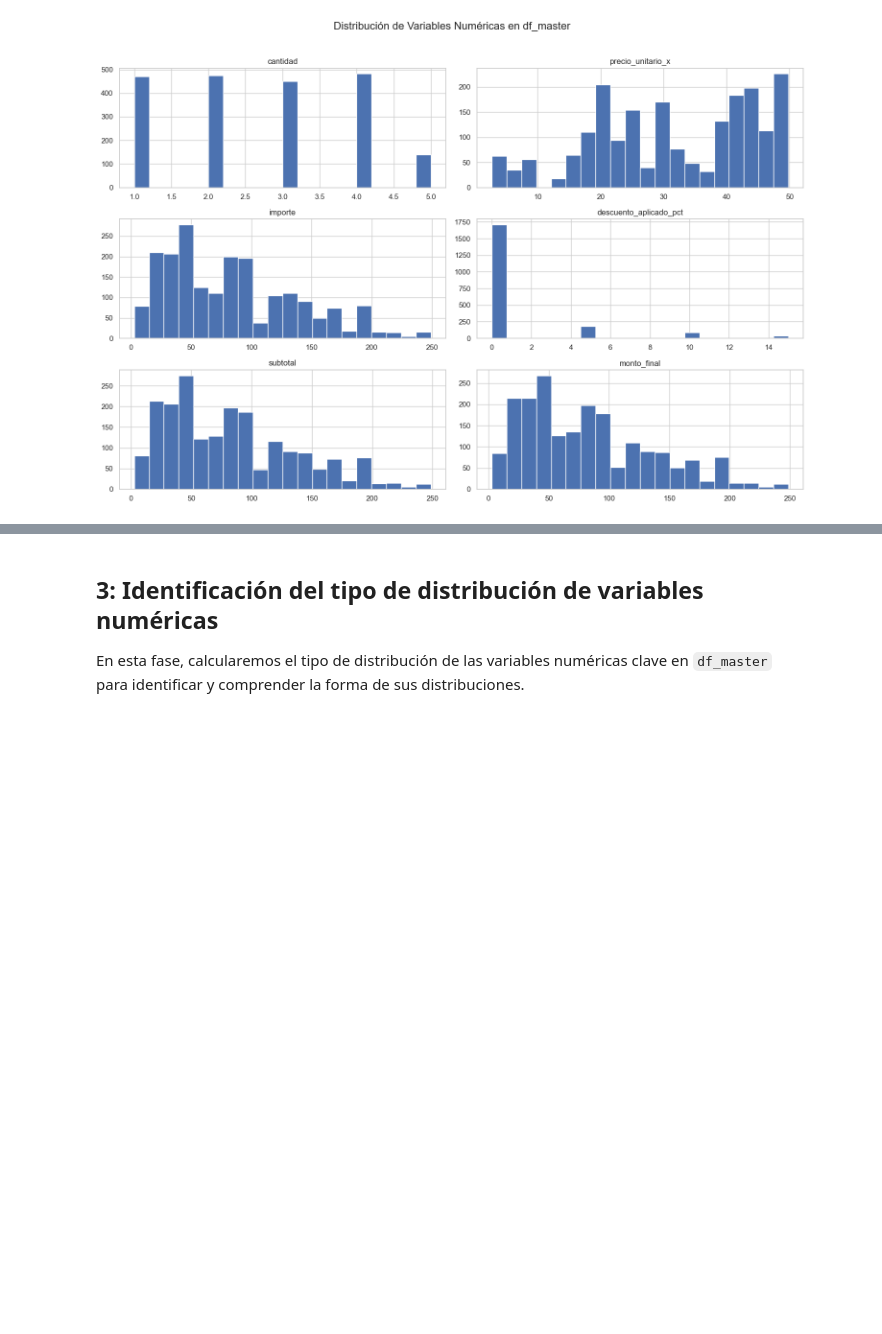
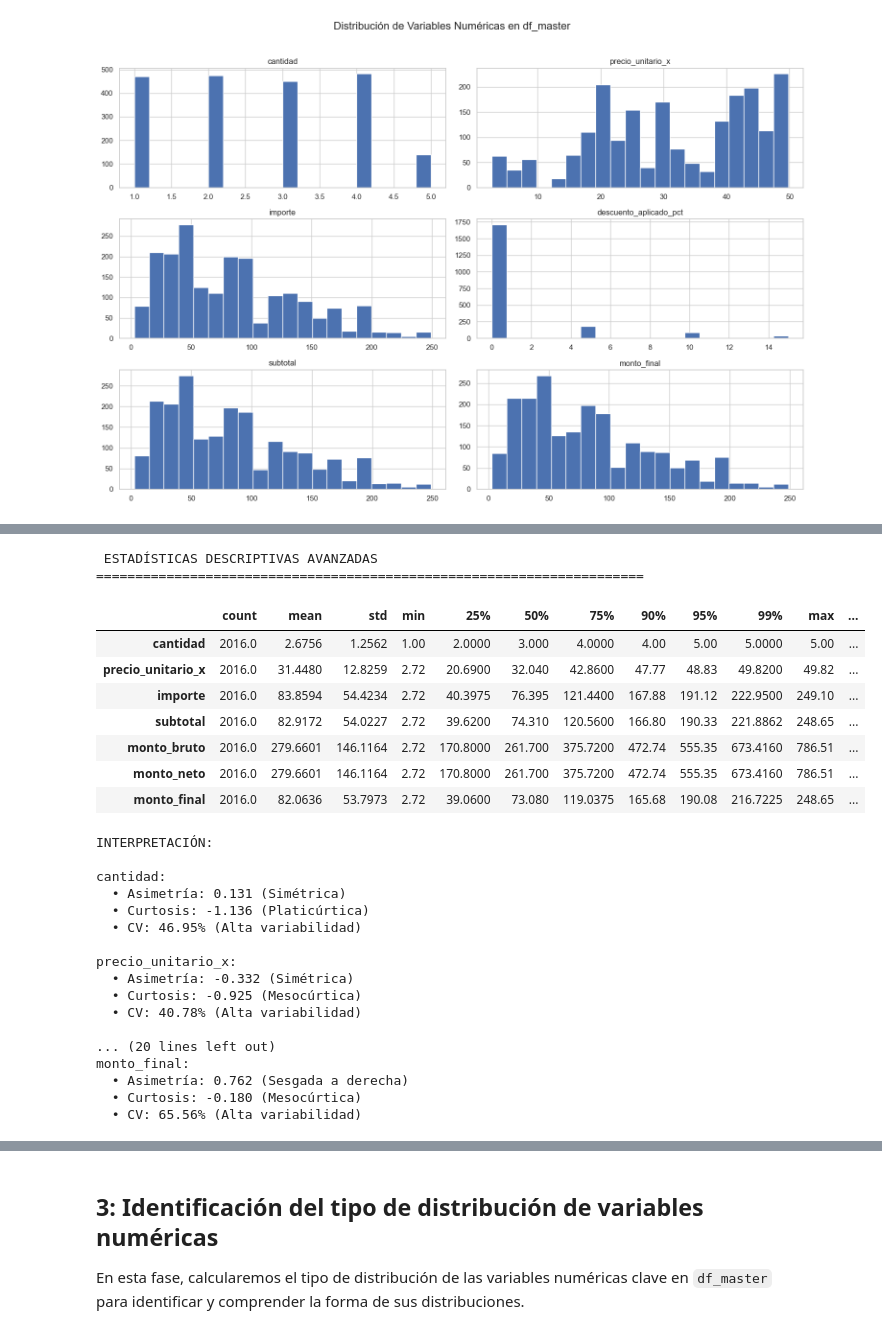
Before and after one commit to LenninTemoche/Proyecto-Aurelion-IBM-Guayerd, a Jupyter notebook: SPRING_2/Proyecto_Aurelion_S2.ipynb, the cells around one changed output, grey strips where cells are left out. Drawn from its saved outputs; the diff is of its cells as text; code cells hidden in the pictures; blank space fills up the shorter version.

```diff
--- a/SPRING_2/Proyecto_Aurelion_S2.ipynb
+++ b/SPRING_2/Proyecto_Aurelion_S2.ipynb
@@ -548,0 +566,53 @@ Las estadísticas descriptivas para las variables numéricas clave en `df_master
+# %%
+# Estadísticas descriptivas avanzadas
+vars_numericas = ['cantidad', 'precio_unitario_x', 'importe', 'subtotal', 'monto_bruto', 'monto_neto', 'monto_final']
+
+print("\n ESTADÍSTICAS DESCRIPTIVAS AVANZADAS")
+print("="*70)
+
+stats_df = df_master[vars_numericas].describe(percentiles=[.25, .5, .75, .90, .95, .99]).T
+stats_df['cv'] = stats_df['std'] / stats_df['mean']  # Coeficiente de variación
+stats_df['iqr'] = stats_df['75%'] - stats_df['25%']  # Rango intercuartílico
+stats_df['skewness'] = df_master[vars_numericas].skew()  # Asimetría
+stats_df['kurtosis'] = df_master[vars_numericas].kurtosis()  # Curtosis
+
+display(stats_df.round(4))
+
+print("\nINTERPRETACIÓN:")
+for var in vars_numericas:
+    skew = stats_df.loc[var, 'skewness']
+    kurt = stats_df.loc[var, 'kurtosis']
+    cv = stats_df.loc[var, 'cv']
+
+    print(f"\n{var}:")
+    print(f"  • Asimetría: {skew:.3f} ({'Sesgada a derecha' if skew > 0.5 else 'Sesgada a izquierda' if skew < -0.5 else 'Simétrica'})")
+    print(f"  • Curtosis: {kurt:.3f} ({'Leptocúrtica' if kurt > 1 else 'Platicúrtica' if kurt < -1 else 'Mesocúrtica'})")
+    print(f"  • CV: {cv:.2%} ({'Alta variabilidad' if cv > 0.3 else 'Variabilidad moderada'})")
+# %% [output]
+ ESTADÍSTICAS DESCRIPTIVAS AVANZADAS
+======================================================================
+|  | count | mean | std | min | 25% | 50% | 75% | 90% | 95% | 99% | max | ... |
+| cantidad | 2016.0 | 2.6756 | 1.2562 | 1.00 | 2.0000 | 3.000 | 4.0000 | 4.00 | 5.00 | 5.0000 | 5.00 | ... |
+| precio_unitario_x | 2016.0 | 31.4480 | 12.8259 | 2.72 | 20.6900 | 32.040 | 42.8600 | 47.77 | 48.83 | 49.8200 | 49.82 | ... |
+| importe | 2016.0 | 83.8594 | 54.4234 | 2.72 | 40.3975 | 76.395 | 121.4400 | 167.88 | 191.12 | 222.9500 | 249.10 | ... |
+| subtotal | 2016.0 | 82.9172 | 54.0227 | 2.72 | 39.6200 | 74.310 | 120.5600 | 166.80 | 190.33 | 221.8862 | 248.65 | ... |
+| monto_bruto | 2016.0 | 279.6601 | 146.1164 | 2.72 | 170.8000 | 261.700 | 375.7200 | 472.74 | 555.35 | 673.4160 | 786.51 | ... |
+| monto_neto | 2016.0 | 279.6601 | 146.1164 | 2.72 | 170.8000 | 261.700 | 375.7200 | 472.74 | 555.35 | 673.4160 | 786.51 | ... |
+| monto_final | 2016.0 | 82.0636 | 53.7973 | 2.72 | 39.0600 | 73.080 | 119.0375 | 165.68 | 190.08 | 216.7225 | 248.65 | ... |
+INTERPRETACIÓN:
+
+cantidad:
+  • Asimetría: 0.131 (Simétrica)
+  • Curtosis: -1.136 (Platicúrtica)
+  • CV: 46.95% (Alta variabilidad)
+
+precio_unitario_x:
+  • Asimetría: -0.332 (Simétrica)
+  • Curtosis: -0.925 (Mesocúrtica)
+  • CV: 40.78% (Alta variabilidad)
+
+... (20 lines left out)
+monto_final:
+  • Asimetría: 0.762 (Sesgada a derecha)
+  • Curtosis: -0.180 (Mesocúrtica)
+  • CV: 65.56% (Alta variabilidad)
```
Also changed, not shown: parts of 35 cells of this notebook.
